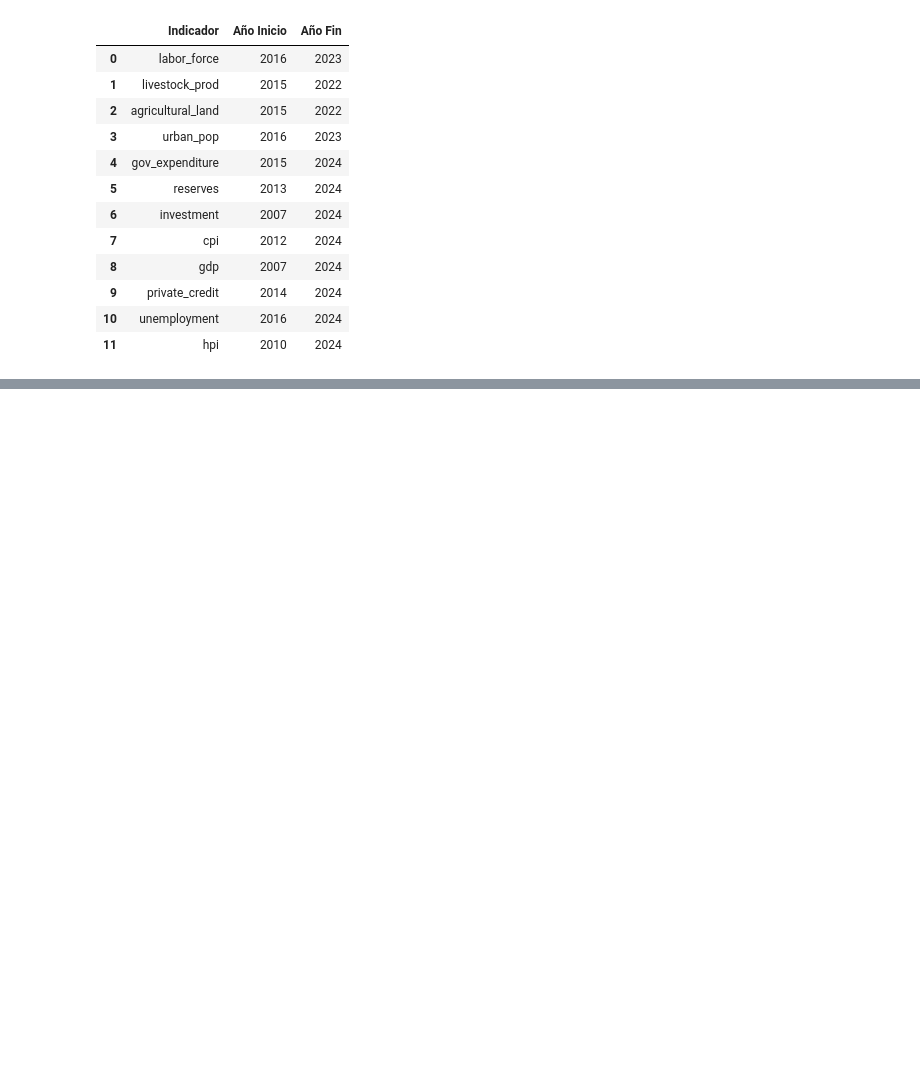
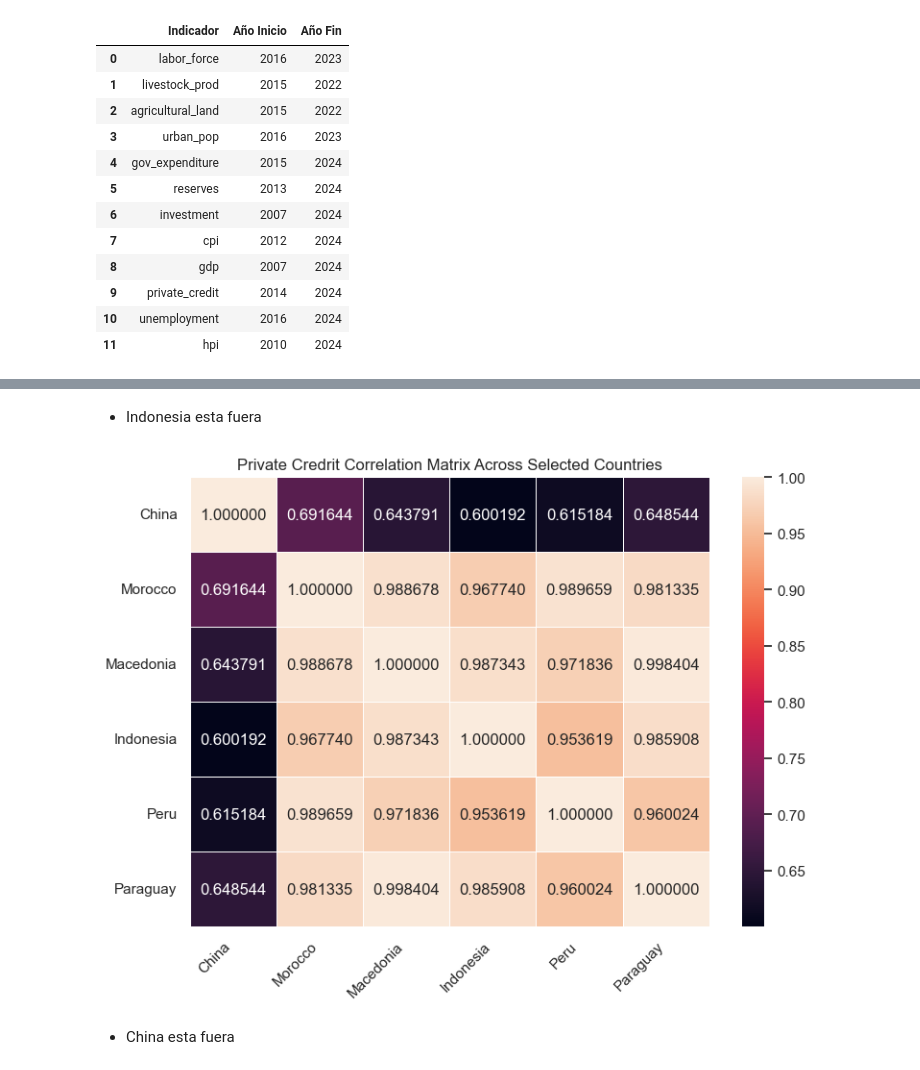
Before and after one commit to acostadlucas/mcs-red, a Jupyter notebook: hypothesis_test/hypothesis_test00.ipynb, the cells around one changed output, grey strips where cells are left out. Drawn from its saved outputs; the diff is of its cells as text; code cells hidden in the pictures; blank space fills up the shorter version.

```diff
--- a/hypothesis_test/hypothesis_test00.ipynb
+++ b/hypothesis_test/hypothesis_test00.ipynb
@@ -390,0 +453,28 @@ obtener_rangos_de_anios(df_list, name_df)
+# %% [markdown]
+- Indonesia esta fuera
+# %%
+private_credit_selected = private_credit_df[['Year'] + selected_countries]
+priv_cred_select_corr = private_credit_selected.drop(columns='Year').corr()
+# %%
+# Set the plot size and style
+plt.figure(figsize=(8, 6))
+sns.set(style="whitegrid")
+
+# Create the heatmap
+heatmap = sns.heatmap(priv_cred_select_corr,
+                      annot=True,
+                      fmt=".6f",
+                      linewidths=0.5)
+
+# Customize the plot
+plt.title("Private Credrit Correlation Matrix Across Selected Countries")
+plt.xticks(rotation=45, ha='right')
+plt.yticks(rotation=0)
+plt.tight_layout()
+
+# Show the plot
+plt.show()
+# %% [output]
+[figure, added]
+# %% [markdown]
+- China esta fuera
```
Also changed, not shown: parts of 42 cells of this notebook.
